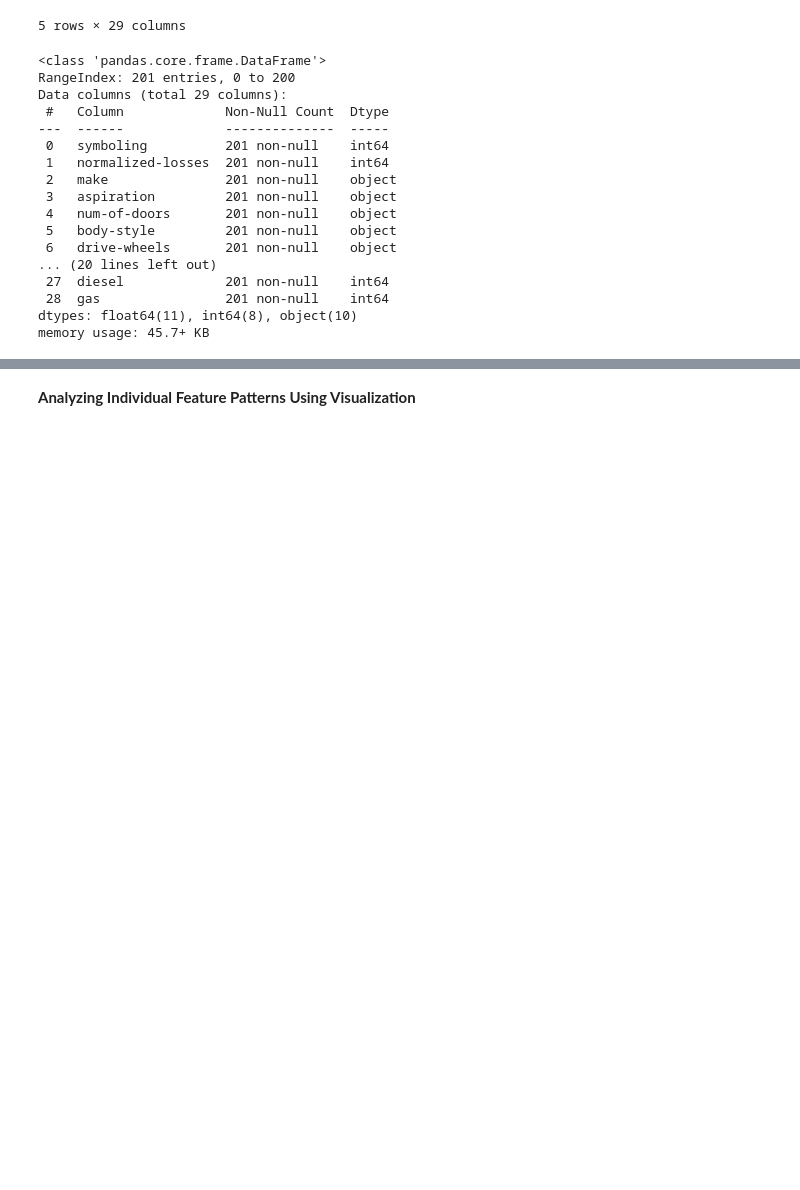
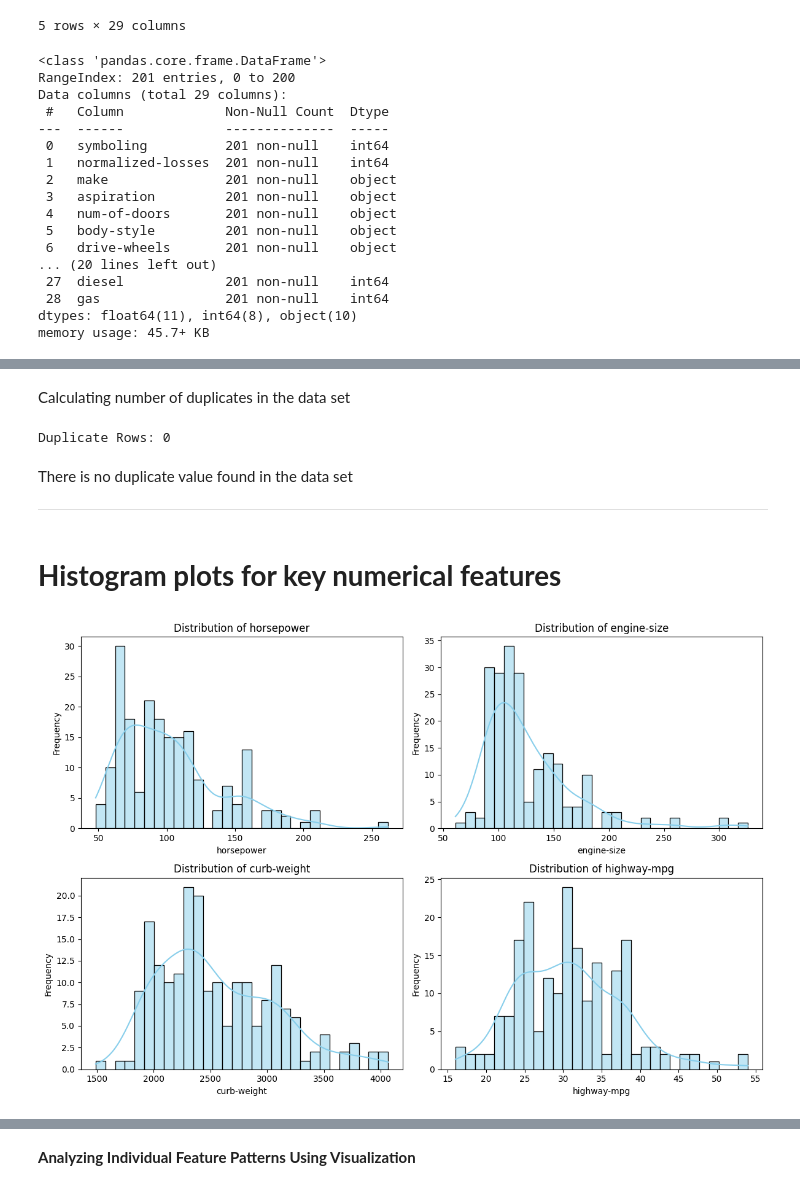
Before and after one commit to Furqan0123/TestRepo, a Jupyter notebook: Exploratory_Data_Analysis.ipynb, the cells around one changed output, grey strips where cells are left out. Drawn from its saved outputs; the diff is of its cells as text; code cells hidden in the pictures; blank space fills up the shorter version.

```diff
--- a/Exploratory_Data_Analysis.ipynb
+++ b/Exploratory_Data_Analysis.ipynb
@@ -77,0 +82,2 @@ memory usage: 45.7+ KB
+# %%
+df.replace('?', np.nan, inplace=True)
@@ -77,0 +107,3 @@ memory usage: 45.7+ KB
+# %%
+avg_stroke=df['stroke'].astype('float').mean(axis=0)
+print("Average of stroke:", avg_stroke)
@@ -77,0 +112,2 @@ memory usage: 45.7+ KB
+# %%
+df["stroke"].replace(np.nan, avg_stroke, inplace=True)
@@ -77,0 +121,33 @@ memory usage: 45.7+ KB
+# %% [markdown]
+Calculating number of duplicates in the data set
+# %%
+print("\nDuplicate Rows:", df.duplicated().sum())
+# %% [output]
+Duplicate Rows: 0
+# %% [markdown]
+There is no duplicate value found in the data set
+
+---
+# %% [markdown]
+# **Histogram plots for key numerical features**
+# %%
+import matplotlib.pyplot as plt
+import seaborn as sns
+
+# Key features
+num_features = ['horsepower', 'engine-size', 'curb-weight', 'highway-mpg']
+
+# 2x2 subplot
+fig, axs = plt.subplots(2, 2, figsize=(12, 8))
+axs = axs.flatten()
+
+for i in range(4):
+    sns.histplot(df[num_features[i]], kde=True, ax=axs[i], bins=30, color='skyblue')
+    axs[i].set_title(f'Distribution of {num_features[i]}')
+    axs[i].set_xlabel(num_features[i])
+    axs[i].set_ylabel("Frequency")
+
+plt.tight_layout()
+plt.show()
+# %% [output]
+[figure, added]
```
Also changed, not shown: parts of 10 cells of this notebook.
